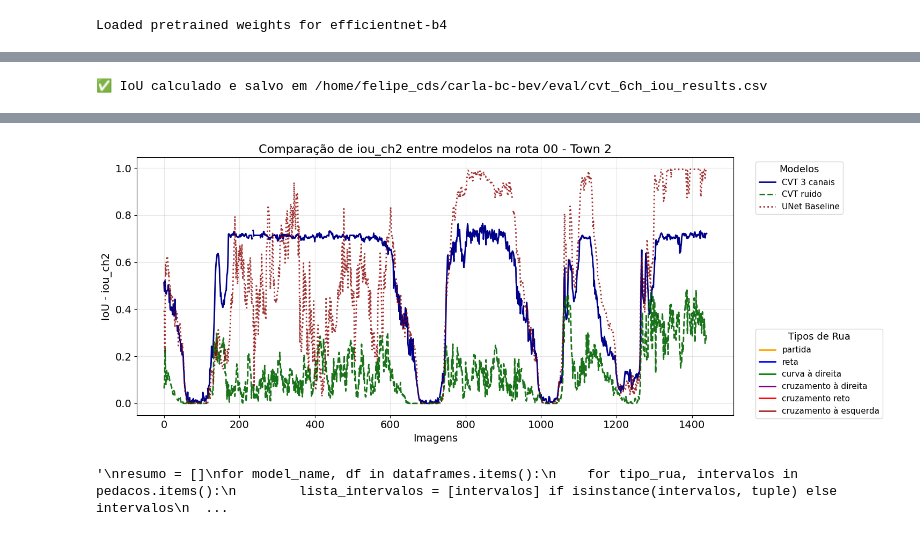
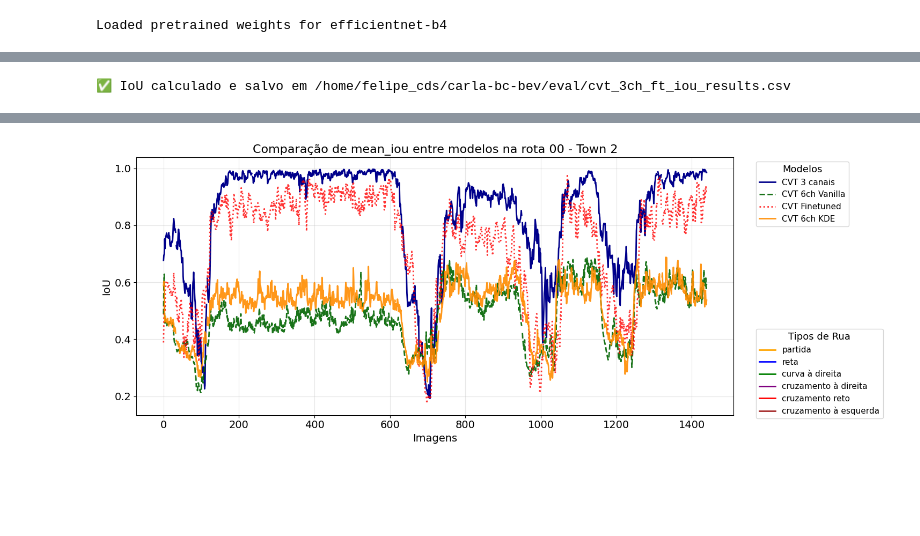
Before and after one commit to Felipe-carlos/carla-bc-bev, a Jupyter notebook: eval.ipynb, the cells around one changed output, grey strips where cells are left out. Cells and saved outputs as stored; diff of their text form; code cells hidden in the pictures; blank space fills up the shorter version.

Commit message:
eval cvt_6ch_kde

```diff
--- a/eval.ipynb
+++ b/eval.ipynb
@@ -39,10 +39,15 @@ val_loader = th.utils.data.DataLoader(
 # %%
 from bev_generation.cvt_3ch import CVT_3chL1Generator
 from bev_generation.cvt_6ch import CVT_6chVanilla
+from bev_generation.cvt_6ch_kde import CVT_6chKDE
 from bev_generation.unet import Unet_BEVGenerator
+from bev_generation.cvt_3ch_finetuned import CVT_3chL1FinetunedGenerator
 
-# bev_generator = CVT_3chL1Generator(device='cuda')
-bev_generator = CVT_6chVanilla(device='cuda')
+
+bev_generator = CVT_3chL1Generator(device='cuda')
+# bev_generator = CVT_6chKDE(device='cuda')
+#bev_generator = CVT_6chVanilla(device='cuda')
+#bev_generator = CVT_3chL1FinetunedGenerator(device='cuda')
 # bev_generator = Unet_BEVGenerator(device='cuda')
 # %% [output]
 Loaded pretrained weights for efficientnet-b4
@@ -54,14 +59,14 @@ import tqdm
 
 # Índices globais das imagens que deseja salvar (0-based)
 target_indices = [400, 700, 900, 1050]
-save_dir = '/home/felipe_cds/carla-bc-bev/eval/cvt_6ch'
+save_dir = '/home/felipe_cds/carla-bc-bev/eval/cvt_3ch'
 os.makedirs(save_dir, exist_ok=True)
 
 
 with torch.no_grad():
     for batch_idx, expert_batch in enumerate(tqdm.tqdm(val_loader, desc='Saving BEVs')):
-        fake_bev = bev_generator.infer(expert_batch)  # (B, C, H, W)
-        real_bev = expert_batch['bev']                # (B, C, H, W)
+        fake_bev = bev_generator.infer(expert_batch[0])  # (B, C, H, W)
+        real_bev = expert_batch[0]['bev']                # (B, C, H, W)
 
         batch_size = fake_bev.shape[0]
 
@@ -93,7 +98,7 @@ import torch.nn.functional as F
 import tqdm
 import csv
 
-csv_path = '/home/felipe_cds/carla-bc-bev/eval/cvt_6ch_iou_results.csv'
+csv_path = '/home/felipe_cds/carla-bc-bev/eval/cvt_3ch_ft_iou_results.csv'
 
 # 1. Cria o CSV com cabeçalho
 with open(csv_path, 'w', newline='') as f:
@@ -133,6 +138,7 @@ with torch.no_grad():
         for i in range(iou_batch.shape[0]):
             ious = iou_batch[i].cpu().tolist()
             mean_iou = sum(ious) / len(ious)
+            # ✅ Correto:
             rows_to_save.append([batch_idx, i] + ious + [mean_iou])
 
 # 6. Salva tudo no CSV
@@ -141,7 +147,7 @@ with open(csv_path, 'a', newline='') as f:
 
 print(f"✅ IoU calculado e salvo em {csv_path}")
 # %% [output]
-✅ IoU calculado e salvo em /home/felipe_cds/carla-bc-bev/eval/cvt_6ch_iou_results.csv
+✅ IoU calculado e salvo em /home/felipe_cds/carla-bc-bev/eval/cvt_3ch_ft_iou_results.csv
 # %%
 import pandas as pd
 import matplotlib.pyplot as plt
@@ -149,20 +155,17 @@ from matplotlib.lines import Line2D
 from pathlib import Path
 
 # ================= CONFIGURAÇÃO =================
-# Pasta com os CSVs de avaliação
 eval_folder = Path('/home/felipe_cds/carla-bc-bev/eval')
 
-# Lista dos 3 arquivos CSV (ajuste os nomes conforme necessário)
 csv_files = {
-    'CVT 3 canais': eval_folder / 'cvt_3ch_iou_results.csv',
-    'CVT ruido': eval_folder / 'cvt_6ch_iou_results.csv',
-    'UNet Baseline': eval_folder / 'unet_iou_results.csv',
+    'CVT 3 canais':  eval_folder / 'cvt_3ch_iou_results.csv',
+    'CVT 6ch Vanilla': eval_folder / 'cvt_6ch_iou_results.csv',
+    'CVT Finetuned': eval_folder / 'cvt_3ch_ft_iou_results.csv',
+    'CVT 6ch KDE':   eval_folder / 'cvt_6ch_kde_iou_results.csv',
 }
 
-# Coluna a ser plotada: 'mean_iou' ou 'iou_ch0', 'iou_ch1', etc.
-METRIC_COL = 'iou_ch2'
+METRIC_COL = 'mean_iou'
 
-# Intervalos de imagens por tipo de segmento de rua
 pedacos = {
     'partida': (0, 33),
     'reta': [(34, 115), (236, 615), (731, 815), (926, 950), (1076, 1185), (1310, 1320)],
@@ -172,7 +175,6 @@ pedacos = {
     'cruzamento à esquerda': [(1186, 1309), (1321, 1440)]
 }
 
-# Cores para cada tipo de rua (mantidas do original)
 cores_rua = {
     'partida': 'orange',
     'reta': 'blue',
@@ -182,29 +184,22 @@ cores_rua = {
     'cruzamento à esquerda': 'brown'
 }
 
-# Cores e estilos para os 3 modelos
 configs_modelos = {
-    'CVT 3 canais': {'color': 'darkblue', 'linestyle': '-', 'alpha': 1.0},
-    'CVT ruido': {'color': 'darkgreen', 'linestyle': '--', 'alpha': 0.9},
-    'UNet Baseline': {'color': 'darkred', 'linestyle': ':', 'alpha': 0.8},
+    'CVT 3 canais':    {'color': 'darkblue',   'linestyle': '-',  'alpha': 1.0},
+    'CVT 6ch Vanilla': {'color': 'darkgreen',  'linestyle': '--', 'alpha': 0.9},
+    'CVT Finetuned':   {'color': 'red',        'linestyle': ':',  'alpha': 0.8},
+    'CVT 6ch KDE':     {'color': 'darkorange', 'linestyle': '-',  'alpha': 0.9},
 }
 
 # ================= FUNÇÕES AUXILIARES =================
 def load_and_prepare_csv(csv_path, max_samples=1440):
-    """Carrega CSV, cria índice contínuo e limita ao número de amostras desejado."""
     df = pd.read_csv(csv_path)
-
-    # Cria índice contínuo: Image_Index = batch_idx * batch_size + sample_idx
-    # Assumindo batch_size=8 (ajuste se necessário)
     if 'Image_Index' not in df.columns:
         df['Image_Index'] = df['batch_idx'] * 8 + df['sample_idx']
-
-    # Ordena e limita
     df = df.sort_values('Image_Index').iloc[:max_samples].reset_index(drop=True)
     return df
 
 def plot_segment(df, color, linestyle, alpha, linewidth=2):
-    """Plota um segmento do DataFrame com o estilo especificado."""
     plt.plot(df['Image_Index'], df[METRIC_COL],
              color=color, linestyle=linestyle,
              alpha=alpha, linewidth=linewidth)
@@ -212,7 +207,6 @@ def plot_segment(df, color, linestyle, alpha, linewidth=2):
 # ================= PREPARAÇÃO DOS DADOS =================
 plt.rcParams.update({'font.size': 14})
 
-# Carrega e prepara os DataFrames de cada modelo
 dataframes = {}
 for name, path in csv_files.items():
     if path.exists():
@@ -224,36 +218,28 @@ for name, path in csv_files.items():
 # ================= PLOTAGEM =================
 plt.figure(figsize=(15, 6))
 
-# Plota cada modelo, segmento por segmento
 for model_name, df in dataframes.items():
     cfg = configs_modelos[model_name]
     for tipo_rua, intervalos in pedacos.items():
-        # Converte para lista de tuplas para tratamento uniforme
         lista_intervalos = [intervalos] if isinstance(intervalos, tuple) else intervalos
-
         for inicio, fim in lista_intervalos:
             df_seg = df.iloc[inicio:fim]
             if len(df_seg) > 0:
                 plot_segment(df_seg, cfg['color'], cfg['linestyle'], cfg['alpha'])
 
 # ================= LEGENDAS =================
-# Legenda dos tipos de rua
 legend_rua = [Line2D([0], [0], color=c, lw=2, label=t) for t, c in cores_rua.items()]
-
-# Legenda dos modelos
 legend_modelos = [
     Line2D([0], [0], color=cfg['color'], lw=2,
            linestyle=cfg['linestyle'], alpha=cfg['alpha'], label=name)
     for name, cfg in configs_modelos.items()
 ]
 
-# ================= FORMATAÇÃO FINAL =================
 plt.title(f'Comparação de {METRIC_COL} entre modelos na rota 00 - Town 2', fontsize=16)
 plt.xlabel('Imagens', fontsize=14)
 plt.ylabel('IoU' if METRIC_COL == 'mean_iou' else f'IoU - {METRIC_COL}', fontsize=14)
 plt.grid(True, alpha=0.3)
 
-# Adiciona as duas legendas (modelos + tipos de rua)
 leg1 = plt.legend(handles=legend_modelos, loc='upper left', title="Modelos",
                   bbox_to_anchor=(1.03, 1), fontsize=11, title_fontsize=13)
 leg2 = plt.legend(handles=legend_rua, loc='upper left', title="Tipos de Rua",
@@ -262,23 +248,5 @@ plt.gca().add_artist(leg1)
 
 plt.tight_layout()
 plt.show()
-
-# ================= OPCIONAL: SALVAR TABELA RESUMO =================
-# Descomente para gerar um CSV com IoU médio por segmento e modelo
-"""
-resumo = []
-for model_name, df in dataframes.items():
-    for tipo_rua, intervalos in pedacos.items():
-        lista_intervalos = [intervalos] if isinstance(intervalos, tuple) else intervalos
-        indices = []
-        for inicio, fim in lista_intervalos:
-            indices.extend(range(inicio, fim))
-        if indices:
-            media_iou = df.iloc[indices][METRIC_COL].mean()
-            resumo.append({'Modelo': model_name, 'Segmento': tipo_rua, METRIC_COL: media_iou})
-
-pd.DataFrame(resumo).to_csv(eval_folder / 'iou_resumo_por_segmento.csv', index=False)
-print("📊 Resumo salvo em iou_resumo_por_segmento.csv")
-"""
 # %% [output]
 ✅ Carregado: CVT 3 canais (1440 amostras)
@@ -287,2 +256 @@ print("📊 Resumo salvo em iou_resumo_por_segmento.csv")
-[figure, old version]
+[figure, new version]
-'\nresumo = []\nfor model_name, df in dataframes.items():\n    for tipo_rua, intervalos in pedacos.items():\n        lista_intervalos = [intervalos] if isinstance(intervalos, tuple) else intervalos\n  ...
```
Also changed, not shown: parts of 7 cells of this notebook, 52 other files.
